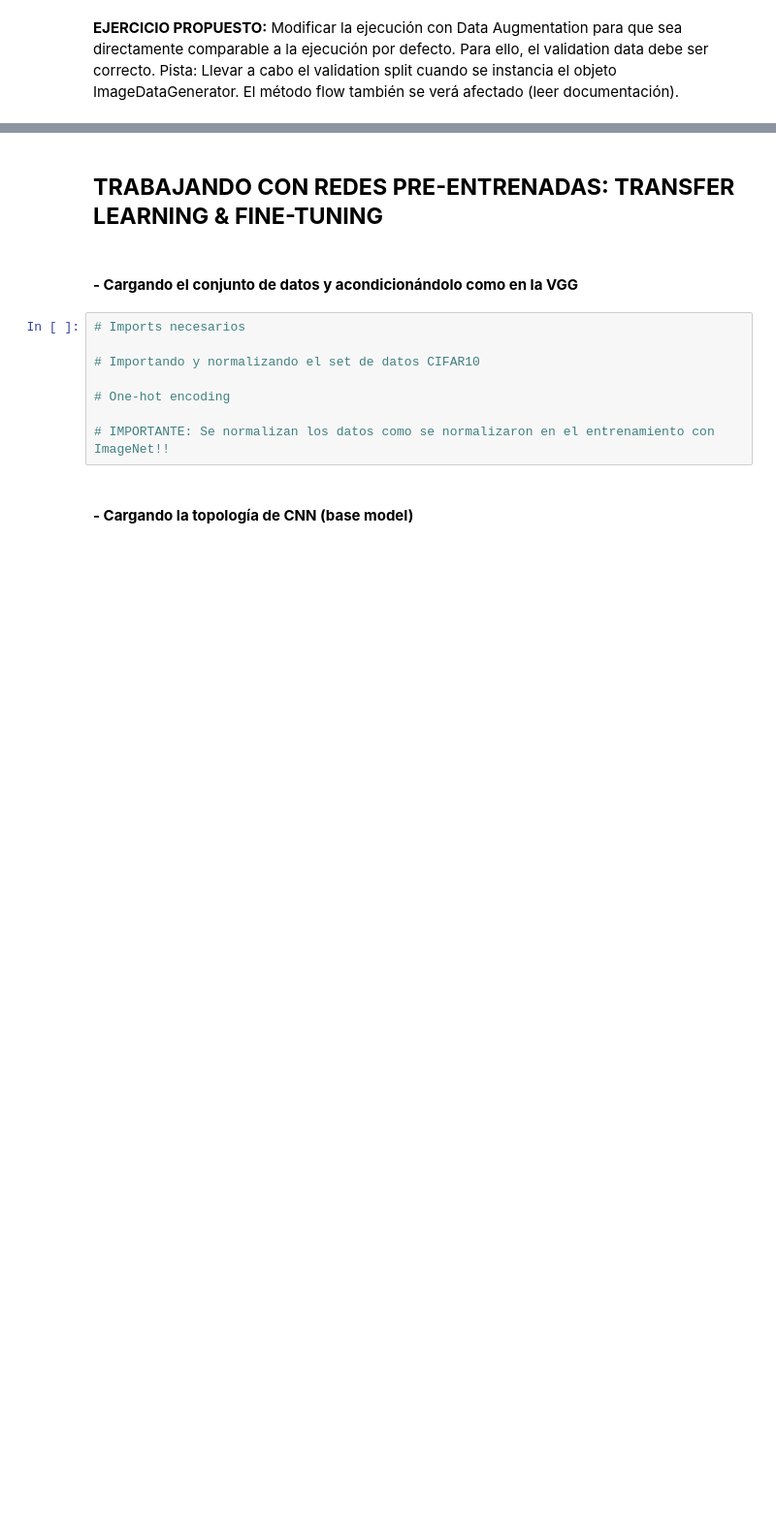
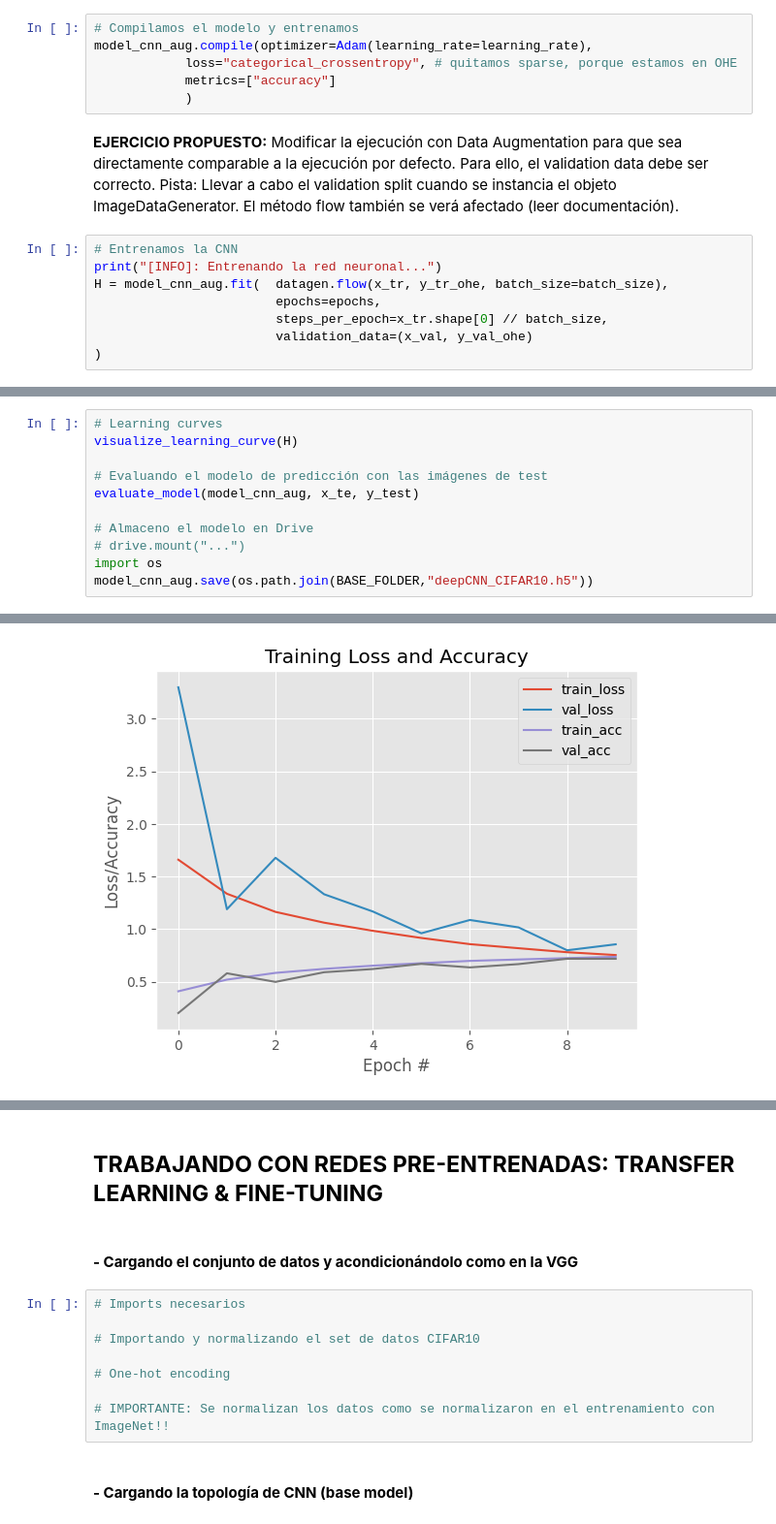
Before and after one commit to emichester/07MIAR_Redes_Neuronales_y_Deep_Learning, a Jupyter notebook: SesionesNotebooks/Sesion_4_5_6/07MIAR_VC04_VC05_Deep_Vision_Colab.ipynb, the cells around one changed output, grey strips where cells are left out. Shown at 97% size. Cells and saved outputs as stored; diff of their text form; blank space fills up the shorter version.

```diff
--- a/SesionesNotebooks/Sesion_4_5_6/07MIAR_VC04_VC05_Deep_Vision_Colab.ipynb
+++ b/SesionesNotebooks/Sesion_4_5_6/07MIAR_VC04_VC05_Deep_Vision_Colab.ipynb
@@ -495,2 +572,16 @@ evaluate_model(...)
+# %%
+# Compilamos el modelo y entrenamos
+model_cnn_aug.compile(optimizer=Adam(learning_rate=learning_rate),
+            loss="categorical_crossentropy", # quitamos sparse, porque estamos en OHE
+            metrics=["accuracy"]
+            )
 # %% [markdown]
 **EJERCICIO PROPUESTO:** Modificar la ejecución con Data Augmentation para que sea directamente comparable a la ejecución por defecto. Para ello, el validation data debe ser correcto. Pista: Llevar a cabo el validation split cuando se instancia el objeto ImageDataGenerator. El método flow también se verá afectado (leer documentación).
+# %%
+# Entrenamos la CNN
+print("[INFO]: Entrenando la red neuronal...")
+H = model_cnn_aug.fit(  datagen.flow(x_tr, y_tr_ohe, batch_size=batch_size),
+                        epochs=epochs,
+                        steps_per_epoch=x_tr.shape[0] // batch_size,
+                        validation_data=(x_val, y_val_ohe)
+)
@@ -496,0 +606,12 @@ evaluate_model(...)
+# %%
+# Learning curves
+visualize_learning_curve(H)
+
+# Evaluando el modelo de predicción con las imágenes de test
+evaluate_model(model_cnn_aug, x_te, y_test)
+
+# Almaceno el modelo en Drive
+# drive.mount("...")
+import os
+model_cnn_aug.save(os.path.join(BASE_FOLDER,"deepCNN_CIFAR10.h5"))
+# %% [output]
@@ -496,0 +636 @@ evaluate_model(...)
+[figure, added]
```
Also changed, not shown: parts of 38 cells of this notebook.
